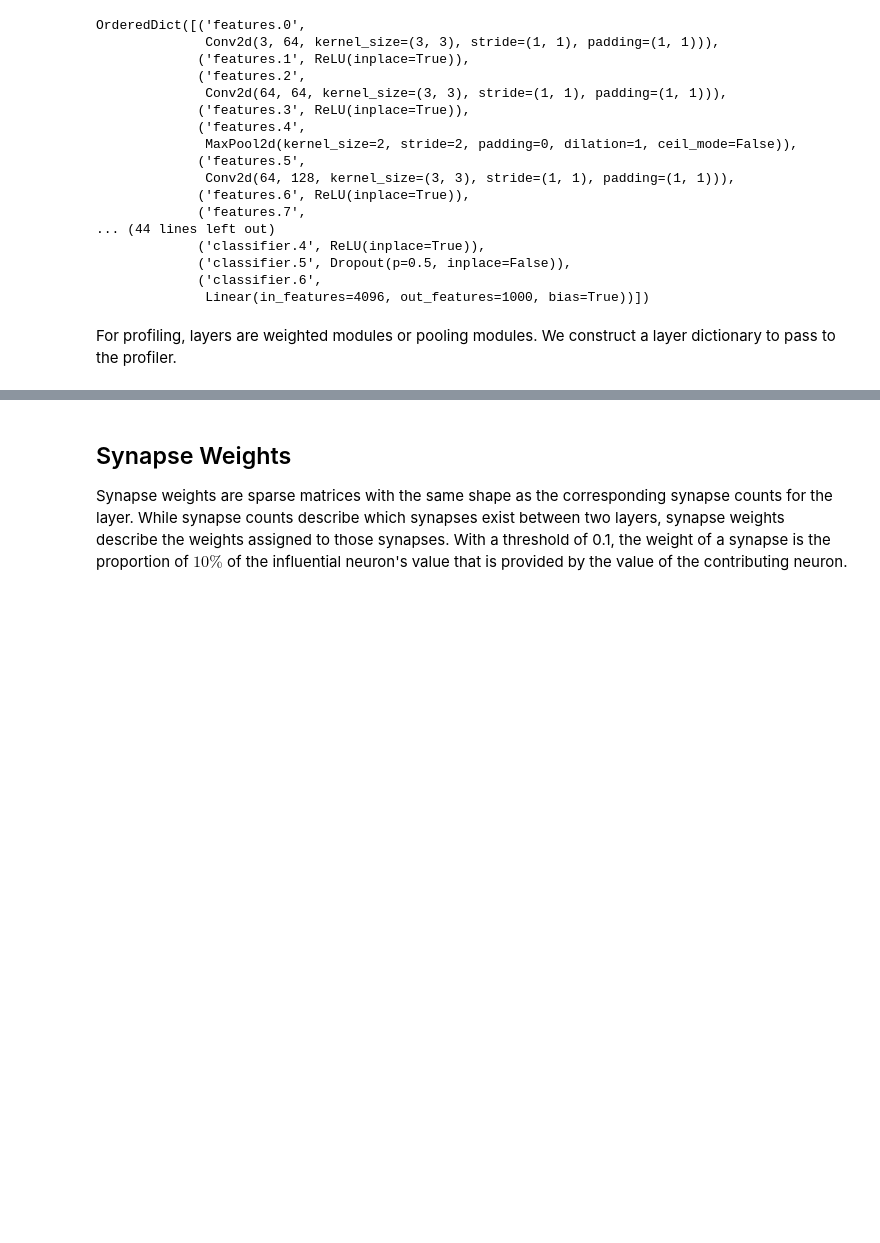
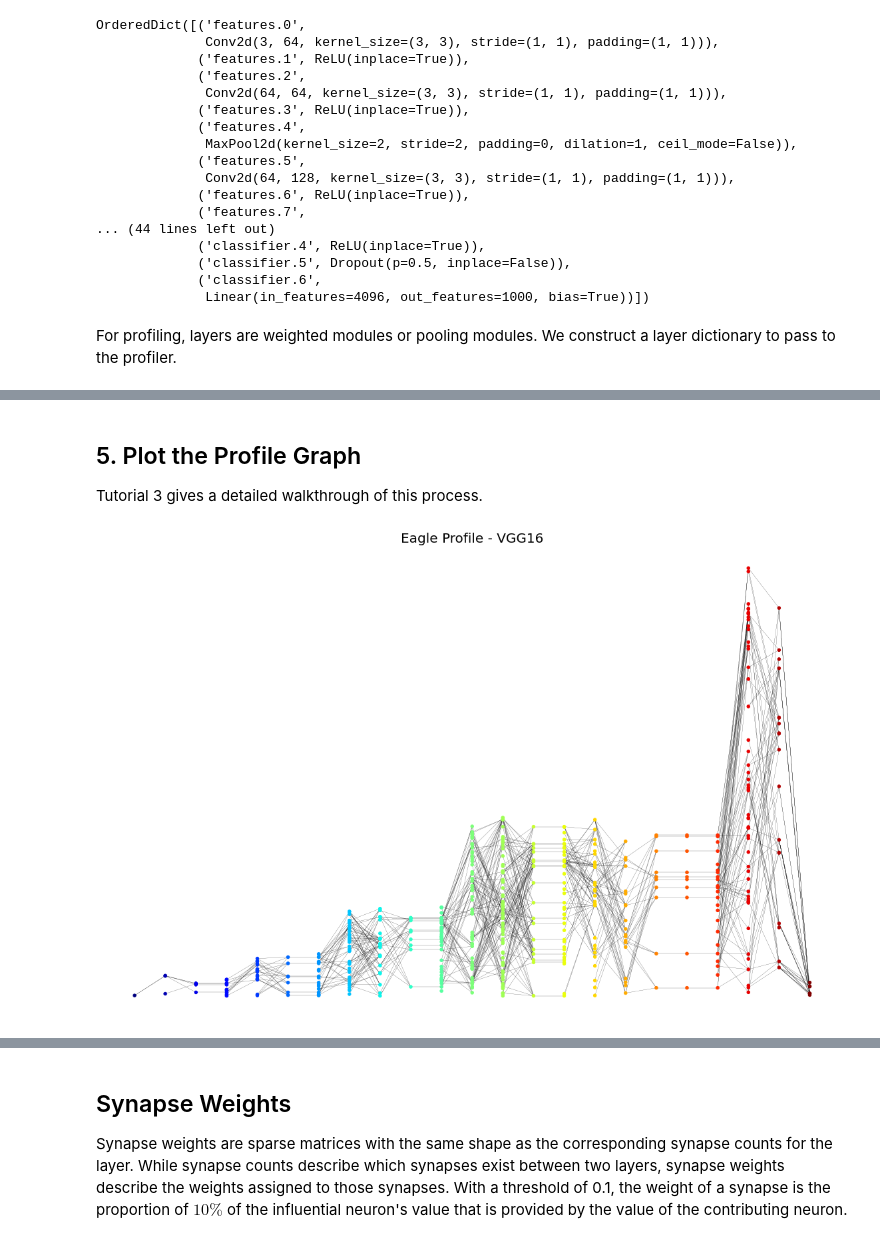
Before and after one commit to pnnl/DeepDataProfiler, a Jupyter notebook: tutorials/Tutorial 1 - DDP-Tutorial.ipynb, the cells around one changed output, grey strips where cells are left out. Drawn from its saved outputs; the diff is of its cells as text; code cells hidden in the pictures; blank space fills up the shorter version.

Commit message:
updated tutorials

```diff
--- a/tutorials/Tutorial 1 - DDP-Tutorial.ipynb
+++ b/tutorials/Tutorial 1 - DDP-Tutorial.ipynb
@@ -95,10 +114,9 @@ Here we instantiate the PyTorch VGG-16 model and its DDP Profiler, `profiler`, w
 
 Uncomment the Resnet code to see the tutorial with ResNet.
 # %%
-threshold=0.1
-model = vgg.vgg16(pretrained=True).eval()
+model = vgg.vgg16(pretrained=True).to(device).eval()
 # model = resnet.resnet18(pretrained=True).eval()
-profiler = ddp.TorchProfiler(model)
+element_profiler = ddp.ElementProfiler(model)
 # %% [markdown]
 ## 3. Decide which layers to profile.
 A profile represents connections between the layers of the network, and we may not always want to profile all of the layers. First let's take a look at the available modules in each layer.
@@ -362,0 +176,3 @@ The dictionary view gives additonal layer information, which can be especially u
+# %%
+channel_profiler = ddp.ChannelProfiler(model)
+spatial_profiler = ddp.SpatialProfiler(model)
@@ -362,0 +185,3 @@ The dictionary view gives additonal layer information, which can be especially u
+# %%
+%%time
+channel_profile = channel_profiler.create_profile(timage,threshold=0.1)
@@ -362,0 +199,19 @@ The dictionary view gives additonal layer information, which can be especially u
+# %% [markdown]
+## 5. Plot the Profile Graph
+Tutorial 3 gives a detailed walkthrough of this process.
+# %%
+profile_dict = channel_profile.dict_view()
+T = ddp.tuples_from_dict(profile_dict.synapse_weights)
+G = ddp.graph_from_tuples(T)
+# %%
+fig, ax = plt.subplots(figsize=(20,13))
+ax.axis('off')
+# position nodes by layer and index (with VGG16 FC layer positions scaled by 0.3)
+position = {node:(node[0],node[1][0]) if node[0] < 20 else (node[0],0.3*node[1][0])
+            for node in G.nodes}
+## Uncomment to plot without scaling
+# position = {node:(node[0],node[1][0]) for node in G.nodes}
+ax.set_title('Eagle Profile - VGG16', fontsize=20)
+nx.draw(G,ax=ax,node_size=20,width=0.2, node_color=[v[0] for v in G.nodes], cmap='jet', pos=position, arrows=False)
+# %% [output]
+[figure, added]
```
Also changed, not shown: parts of 68 cells of this notebook, 2 other files.
